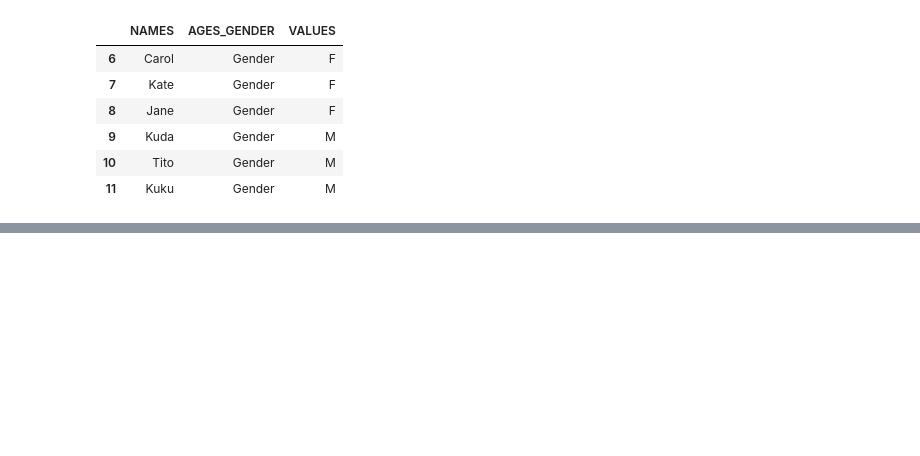
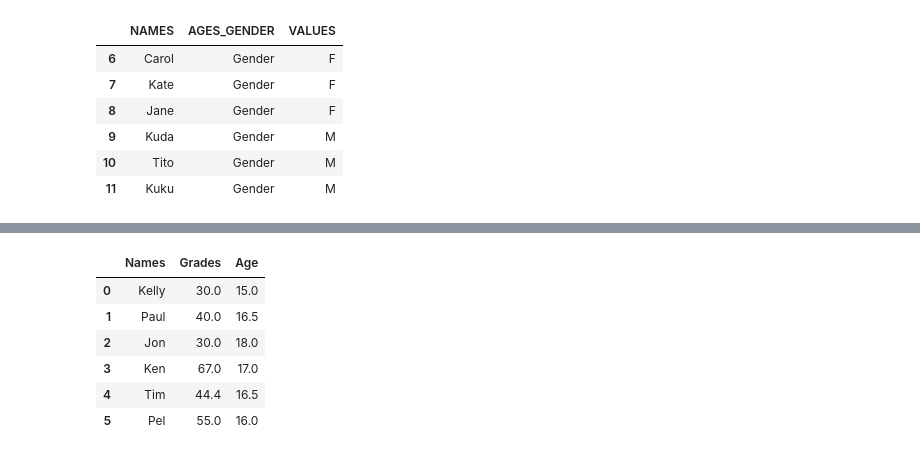
Before and after one commit to hectorherreraespinola/DataAnalys50DaysChallenge, a Jupyter notebook: 50DaysChallenge.ipynb, the cells around one changed output, grey strips where cells are left out. Cells and saved outputs as stored; diff of their text form; code cells hidden in the pictures; blank space fills up the shorter version.

```diff
--- a/50DaysChallenge.ipynb
+++ b/50DaysChallenge.ipynb
@@ -1491,0 +1517,28 @@ names_gender
+# %%
+
+from sklearn.impute import SimpleImputer
+
+#Your supervisor has asked that you show them how to fill in the missing values using the library's Sklearn. Write code to fill in missing values in the DataFrame above using thislibrary. Replace the missing value in the "Name" columnwith the name "Paul." Use the mean strategy for the"Grades" column and the median strategy for the "Age" column. Make a copy of the original DataFrame
+
+# Create a copy of the DataFrame
+df23_copy = df23.copy()
+
+# create an instance of SimpleImputer with different strategies for each column
+imputer_names = SimpleImputer( strategy='constant',fill_value="Paul",)
+imputer_grades = SimpleImputer(strategy='mean')
+imputer_age = SimpleImputer(strategy='median')
+
+# fit and transform the imputer on selected columns
+df23_copy[['Names']] = imputer_names.fit_transform(df23_copy[['Names']])
+df23_copy[['Grades']] = imputer_grades.fit_transform(df23_copy[['Grades']])
+df23_copy[['Age']] = imputer_age.fit_transform(df23_copy[['Age']])
+
+df23_copy
+# %% [output]
+|  | Names | Grades | Age |
+| 0 | Kelly | 30.0 | 15.0 |
+| 1 | Paul | 40.0 | 16.5 |
+| 2 | Jon | 30.0 | 18.0 |
+| 3 | Ken | 67.0 | 17.0 |
+| 4 | Tim | 44.4 | 16.5 |
+| 5 | Pel | 55.0 | 16.0 |
```
Also changed, not shown: parts of 6 cells of this notebook.
